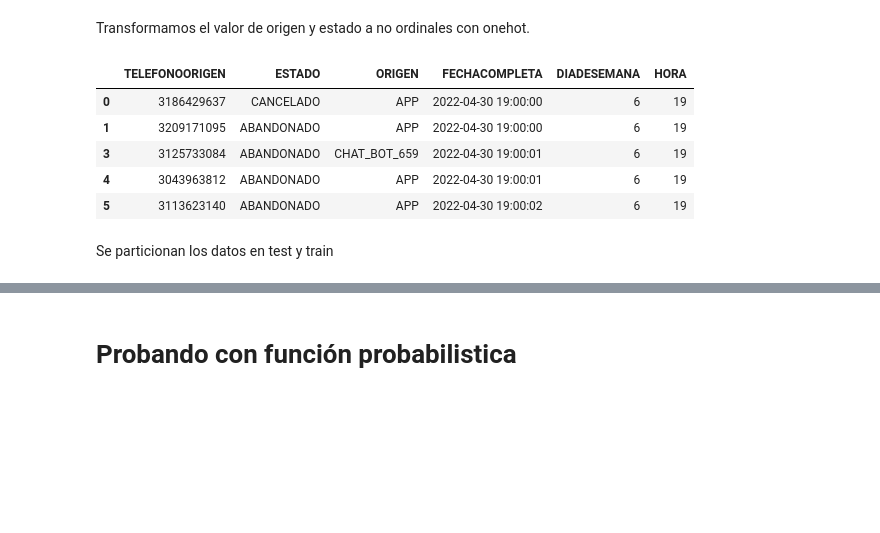
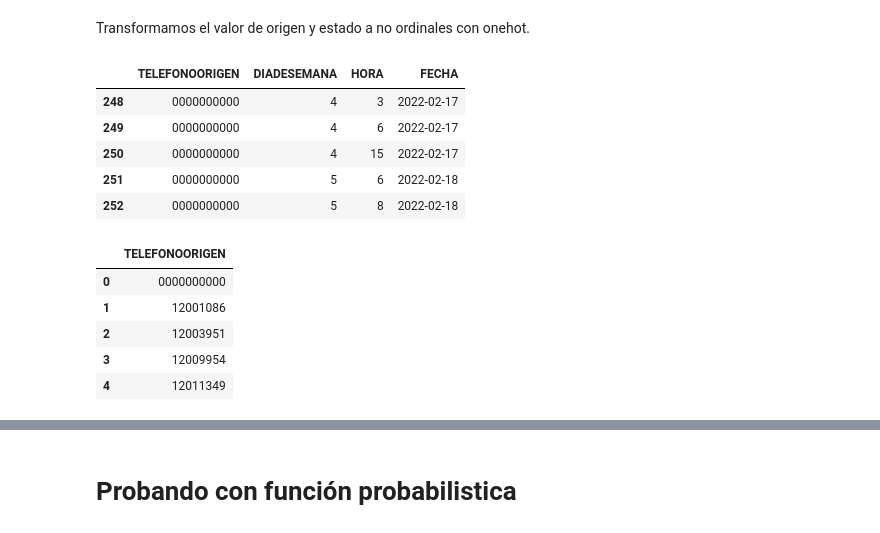
Before and after one commit to josedelarosa82/taxi-prediction-model, a Jupyter notebook: Proyecto_predicción_servicio_taxi.ipynb, the cells around one changed output, grey strips where cells are left out. Saved outputs shown, nothing was run; the diff lists cells and outputs as text; code cells hidden in the pictures; blank space fills up the shorter version.

Commit message:
Construyendo el modelo probabilistico

```diff
--- a/Proyecto_predicción_servicio_taxi.ipynb
+++ b/Proyecto_predicción_servicio_taxi.ipynb
@@ -121,12 +76,8 @@ df = df[(df["ESTADO"]=="ABANDONADO") | (df["ESTADO"]=="CUMPLIDO") | (df["ESTADO"
 # %% [markdown]
 Eliminamos las columnas de ciudad, usuario, id servicio, latitud y longitud de destino
 # %%
-#Eliminamos las columan que no son útiles en el modelo
-df = df.drop(columns=["IDCIUDAD","USUARIO","ID","LATITUDDESTINO","LONGITUDDESTINO","LATITUD","LONGITUD"])
-#Se crea un campo de fecha para indexar
-
+#Se definen las fechas y el día de la semana
 df['FECHACOMPLETA'] = pd.to_datetime(df['FECHACOMPLETA'], format='%Y/%m/%d %H:%M:%S')
+df['FECHA'] = df['FECHACOMPLETA'].dt.strftime(FORMAT_DATE)
 df['DIADESEMANA'] = df['FECHACOMPLETA'].map( lambda x: x.isoweekday() )
-
-#df['FECHA_HORA'] = fecha.dt.strftime("%Y-%m-%d %H")
-#df['FECHA'] = fecha.dt.strftime("%Y-%m-%d")
+df.head(5)
@@ -132,0 +91,9 @@ df['DIADESEMANA'] = df['FECHACOMPLETA'].map( lambda x: x.isoweekday() )
+# %%
+#Eliminamos las columan que no son útiles en el modelo
+df = df.drop(columns=["IDCIUDAD","USUARIO","ID","LATITUDDESTINO","LONGITUDDESTINO","LATITUD","LONGITUD","FECHACOMPLETA","ORIGEN","ESTADO"])
+
+#Se eliminan los duplicados
+df = df.drop_duplicates().sort_values(by=['TELEFONOORIGEN','FECHA','DIADESEMANA','HORA'])
+df = df.reset_index(drop=True)
+count_data = df.loc[:,['TELEFONOORIGEN']].value_counts()
+count_data
@@ -132,0 +114,23 @@ df['DIADESEMANA'] = df['FECHACOMPLETA'].map( lambda x: x.isoweekday() )
+# %%
+data = df.copy()
+
+
+
+
+#Se filtran tomando últimas x semanas de la fecha inicial de entrenamiento
+date_last_training = DATE_START_TRAINIG - timedelta(weeks=NUM_OF_WEEK)
+data = data[ pd.to_datetime(data['FECHA'], format=FORMAT_DATE) > date_last_training ]
+
+
+#Se descartan los que tienen menos de 10 solicitudes en ese tiempo
+data = data.groupby('TELEFONOORIGEN').filter(lambda x: x['TELEFONOORIGEN'].count() > 10)
+
+#df_train = data[ (pd.to_datetime(data['FECHA'], format=FORMAT_DATE) < DATE_START_TRAINIG) & (pd.to_datetime(data['FECHA'], format=FORMAT_DATE) > date_last_training) ]
+#df_train = df_train.groupby('TELEFONOORIGEN').filter(lambda x: x['TELEFONOORIGEN'].count() > 1)
+
+#df_test = data[pd.to_datetime(data['FECHA'], format=FORMAT_DATE) >= DATE_START_TRAINIG ]
+
+
+
+count_data = data.loc[:,['TELEFONOORIGEN']].value_counts()
+count_data
@@ -142,39 +160,37 @@ Transformamos el valor de origen y estado a no ordinales con onehot.
         "CALLE":2,
         "CHAT_BOT_659":3,
         "CHAT_BOT_689":4,
         "CHAT_BOT_729":5,
         "CHAT_BOT_803":6,
         "EXTERNO":7,
         "IONTAXI":8,
         "IVR":9,
         "NUEVO":10,
         "RECEPCION":11,
         "RED AMARILLA":12,
         "Reserva":13,
         "TELEGRAMTD":14,
         "WEB":15
     } )
 
 new_df['ESTADO'] = new_df['ESTADO'].map( {
         "ABANDONADO":1,
         "ABORDOCONFIRMADO":2,
         "ALFRENTE":3,
         "ASIGNADO": 4,
         "CANCELADO":5,
         "CONFIRMADO":6,
         "CUMPLIDO":7,
         "FINALIZADO": 8,
         "LOCUCION":9,
         "NUEVO":10,
         "RECHAZADO":11
     } )"""
-df.head(5)
+data.head(5)
 # %% [output]
-|  | TELEFONOORIGEN | ESTADO | ORIGEN | FECHACOMPLETA | DIADESEMANA | HORA |
-| 0 | 3186429637 | CANCELADO | APP | 2022-04-30 19:00:00 | 6 | 19 |
-| 1 | 3209171095 | ABANDONADO | APP | 2022-04-30 19:00:00 | 6 | 19 |
-| 3 | 3125733084 | ABANDONADO | CHAT_BOT_659 | 2022-04-30 19:00:01 | 6 | 19 |
-| 4 | 3043963812 | ABANDONADO | APP | 2022-04-30 19:00:01 | 6 | 19 |
-| 5 | 3113623140 | ABANDONADO | APP | 2022-04-30 19:00:02 | 6 | 19 |
+|  | TELEFONOORIGEN | DIADESEMANA | HORA | FECHA |
+| 248 | 0000000000 | 4 | 3 | 2022-02-17 |
+| 249 | 0000000000 | 4 | 6 | 2022-02-17 |
+| 250 | 0000000000 | 4 | 15 | 2022-02-17 |
+| 251 | 0000000000 | 5 | 6 | 2022-02-18 |
+| 252 | 0000000000 | 5 | 8 | 2022-02-18 |
-# %% [markdown]
-Se particionan los datos en test y train
@@ -187,0 +197,13 @@ Se particionan los datos en test y train
+# %%
+#Se crea un nuevo dataframe con los teléfonos para entrenar cada usuario personalizado
+data_phone = data.loc[:,['TELEFONOORIGEN']].copy()
+data_phone = data_phone.drop_duplicates().sort_values(by=['TELEFONOORIGEN'])
+data_phone = data_phone.reset_index(drop=True)
+data_phone.head()
+# %% [output]
+|  | TELEFONOORIGEN |
+| 0 | 0000000000 |
+| 1 | 12001086 |
+| 2 | 12003951 |
+| 3 | 12009954 |
+| 4 | 12011349 |
```
Also changed, not shown: parts of 30 cells of this notebook.
